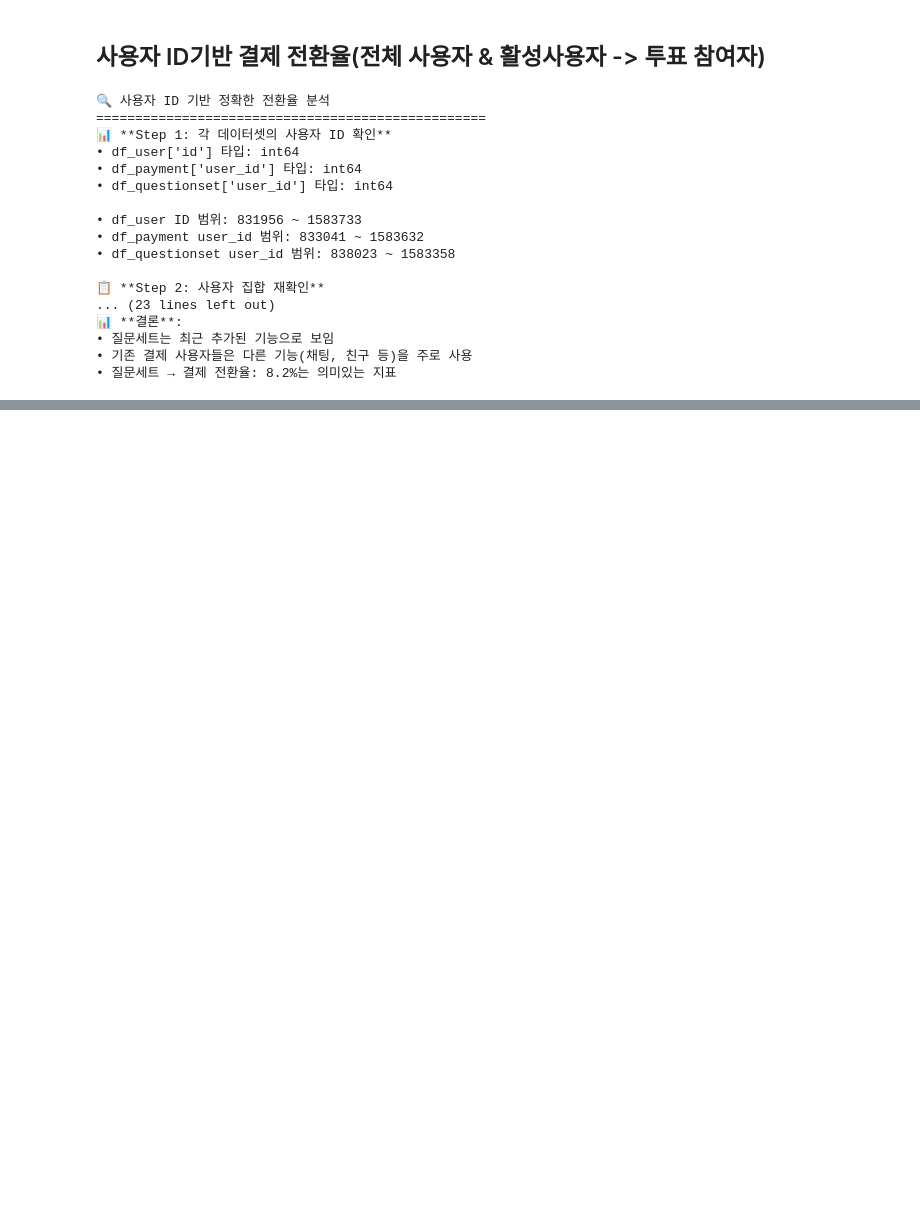
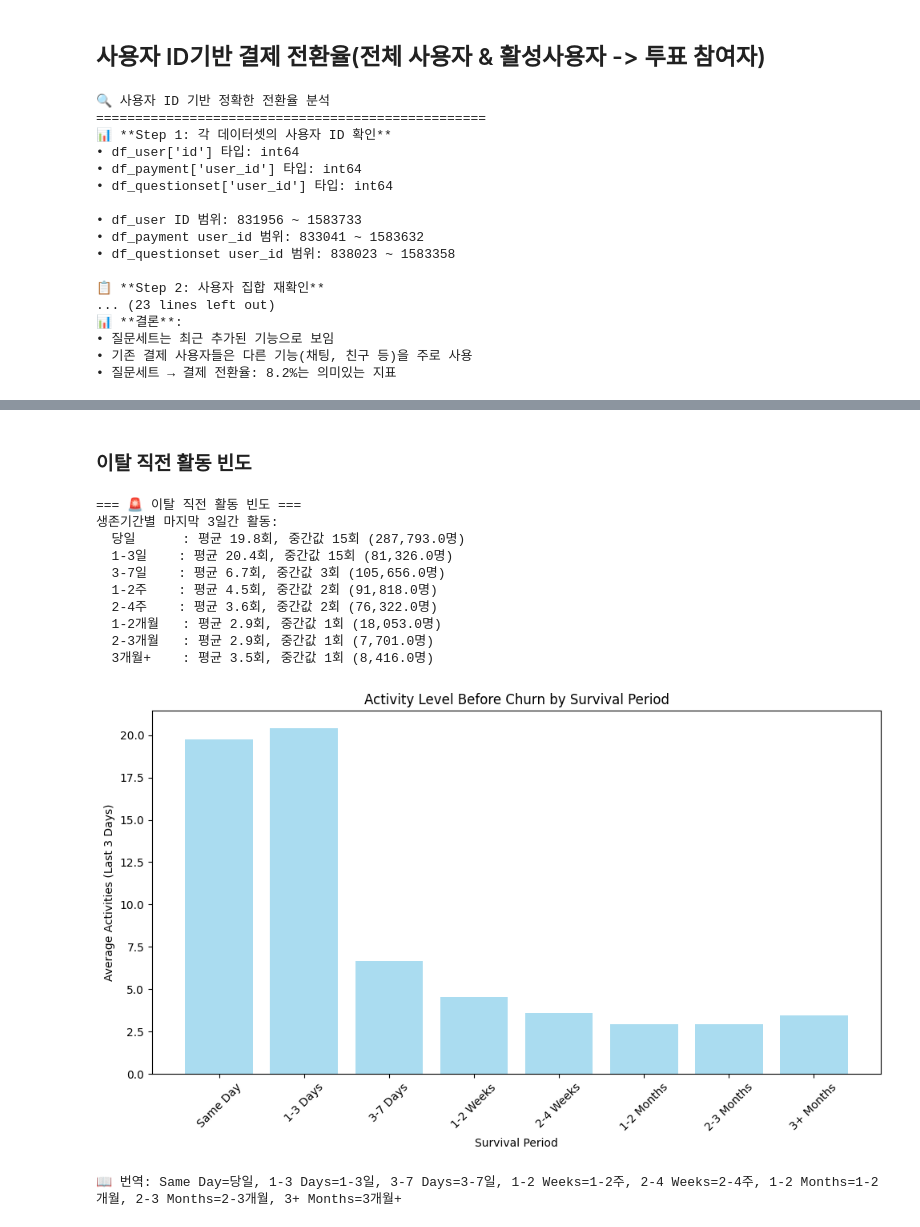
Before and after one commit to goodnews724/sprint_final_project, a Jupyter notebook: notebooks/hojae.ipynb, the cells around one changed output, grey strips where cells are left out. Cells and saved outputs as stored; diff of their text form; code cells hidden in the pictures; blank space fills up the shorter version.

```diff
--- a/notebooks/hojae.ipynb
+++ b/notebooks/hojae.ipynb
@@ -4156,0 +5664,60 @@ else:
+# %% [markdown]
+### 이탈 직전 활동 빈도
+# %%
+# 3. 이탈 직전 활동 빈도 분석 (전체 데이터 사용)
+print("=== 🚨 이탈 직전 활동 빈도 ===")
+
+# 각 사용자별 마지막 활동일과 최근 3일간 활동 수 계산
+user_activity_summary = merged_df.groupby('user_id').agg({
+    'created_at': ['max', 'count'],
+    'table_name': 'count'
+}).reset_index()
+
+user_activity_summary.columns = ['user_id', 'last_activity', 'total_activities', 'total_activities2']
+
+# 각 사용자의 마지막 3일간 활동 수 계산
+final_3days_activity = []
+for user_id in user_activity_summary['user_id']:
+    user_data = merged_df[merged_df['user_id'] == user_id]
+    last_date = user_data['created_at'].max()
+    final_3days = user_data[user_data['created_at'] >= last_date - pd.Timedelta(days=3)]
+    final_3days_activity.append(len(final_3days))
+
+user_activity_summary['final_3days_activity'] = final_3days_activity
+
+# 생존 기간 정보 추가
+final_activity_df = user_activity_summary.merge(user_survival[['user_id', 'survival_period']], on='user_id')
+
+# 생존기간별 마지막 3일간 평균 활동 횟수
+avg_final_activity = final_activity_df.groupby('survival_period')['final_3days_activity'].agg(['mean', 'median', 'count'])
+
+print("생존기간별 마지막 3일간 활동:")
+for period, row in avg_final_activity.iterrows():
+    print(f"  {period:8}: 평균 {row['mean']:.1f}회, 중간값 {row['median']:.0f}회 ({row['count']:,}명)")
+
+# 시각화
+plt.figure(figsize=(10, 6))
+periods_en = ['Same Day', '1-3 Days', '3-7 Days', '1-2 Weeks', '2-4 Weeks', '1-2 Months', '2-3 Months', '3+ Months']
+avg_values = avg_final_activity['mean'].values
+plt.bar(range(len(avg_values)), avg_values, color='skyblue', alpha=0.7)
+plt.xlabel('Survival Period')
+plt.ylabel('Average Activities (Last 3 Days)')
+plt.title('Activity Level Before Churn by Survival Period')
+plt.xticks(range(len(periods_en)), periods_en, rotation=45)
+plt.tight_layout()
+plt.show()
+
+print("\n📖 번역: Same Day=당일, 1-3 Days=1-3일, 3-7 Days=3-7일, 1-2 Weeks=1-2주, 2-4 Weeks=2-4주, 1-2 Months=1-2개월, 2-3 Months=2-3개월, 3+ Months=3개월+")
+# %% [output]
+=== 🚨 이탈 직전 활동 빈도 ===
+생존기간별 마지막 3일간 활동:
+  당일      : 평균 19.8회, 중간값 15회 (287,793.0명)
+  1-3일    : 평균 20.4회, 중간값 15회 (81,326.0명)
+  3-7일    : 평균 6.7회, 중간값 3회 (105,656.0명)
+  1-2주    : 평균 4.5회, 중간값 2회 (91,818.0명)
+  2-4주    : 평균 3.6회, 중간값 2회 (76,322.0명)
+  1-2개월   : 평균 2.9회, 중간값 1회 (18,053.0명)
+  2-3개월   : 평균 2.9회, 중간값 1회 (7,701.0명)
+  3개월+    : 평균 3.5회, 중간값 1회 (8,416.0명)
+[figure, added]
+📖 번역: Same Day=당일, 1-3 Days=1-3일, 3-7 Days=3-7일, 1-2 Weeks=1-2주, 2-4 Weeks=2-4주, 1-2 Months=1-2개월, 2-3 Months=2-3개월, 3+ Months=3개월+
```
Also changed, not shown: parts of 56 cells of this notebook, 5 other files.
